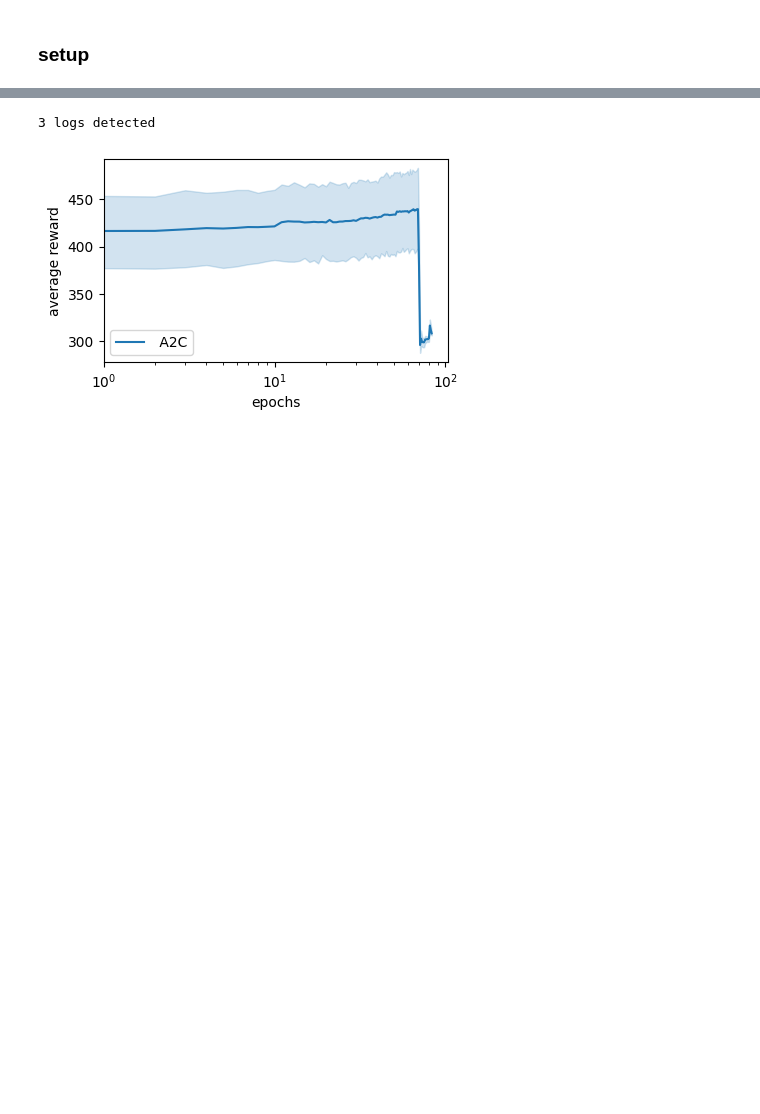
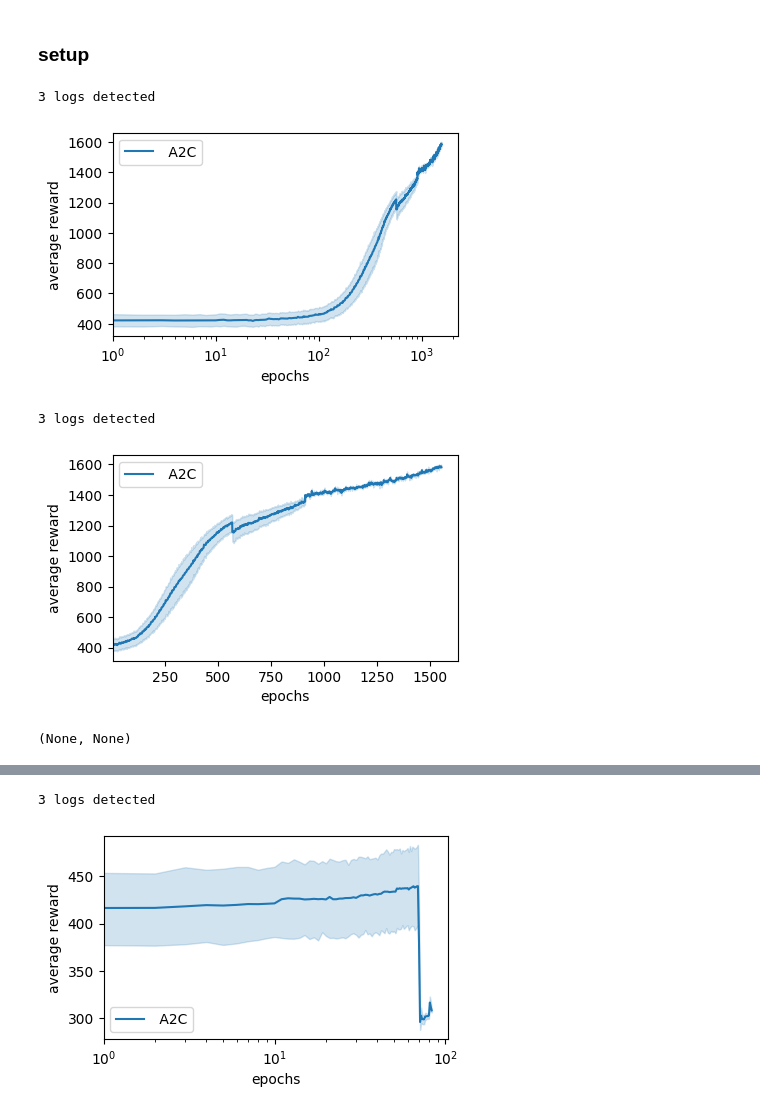
Before and after one commit to Ellariel/drl, a Jupyter notebook: performance_analysis.ipynb, the cells around one changed output, grey strips where cells are left out. Cells and saved outputs as stored; diff of their text form; code cells hidden in the pictures; blank space fills up the shorter version.

```diff
--- a/performance_analysis.ipynb
+++ b/performance_analysis.ipynb
@@ -69,6 +69,15 @@ def print_reward(approach='A2C', env_type='', logx=False, logy=False):
         r['epoch'] = r.index + 1
         log_data = pd.concat([log_data, r], ignore_index=True)
     score_plots(log_data, logx=logx, logy=logy, logxy=logx and logy)
+# %%
+(print_reward(approach='*', logx=True),
+print_reward(approach='*'))
+# %% [output]
+3 logs detected
+[figure, added]
+3 logs detected
+[figure, added]
+(None, None)
 # %%
 (print_reward(approach='*', logx=True),
 print_reward(approach='*'))
```
Also changed, not shown: parts of 1 cell of this notebook, 1 other file.
